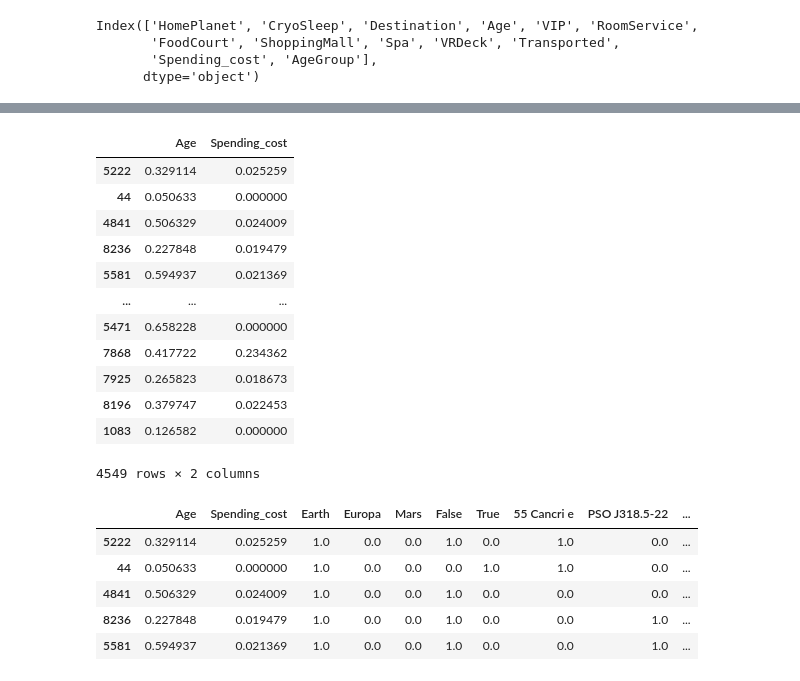
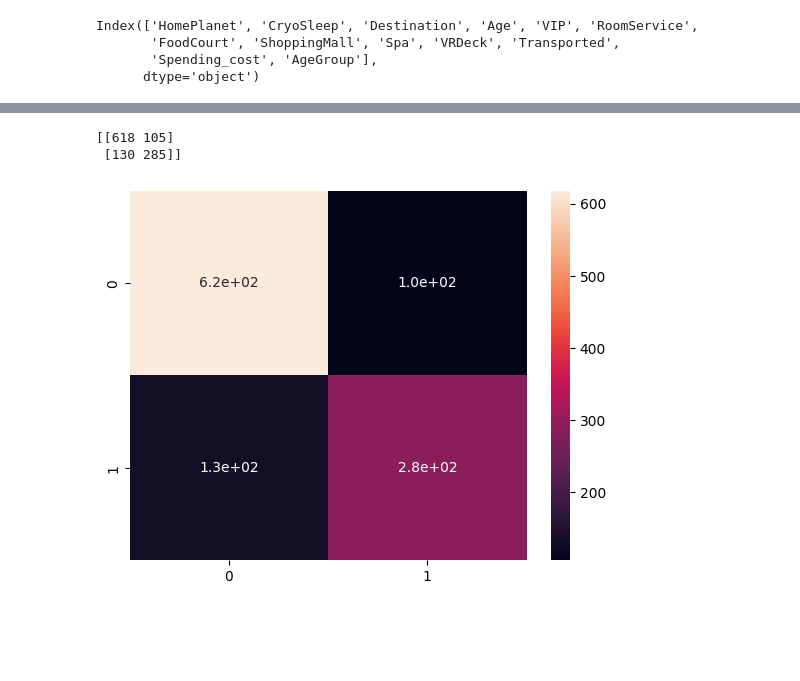
Before and after one commit to mikabenson/Space_ship-project, a Jupyter notebook: space_data.ipynb, the cells around one changed output, grey strips where cells are left out. Cells and saved outputs as stored; diff of their text form; code cells hidden in the pictures; blank space fills up the shorter version.

```diff
--- a/space_data.ipynb
+++ b/space_data.ipynb
@@ -420,28 +378,29 @@ X = data_2.drop(columns = ["Transported"], axis = 1)
 y = data_2["Transported"]
 
 # Preprocessing the data for both categorical and numerical features
-cat_features = ['HomePlanet', 'CryoSleep', 'Destination', 'AgeGroup']
-num_features = ['Age', 'Spending_cost']
+cat_features = ['HomePlanet', 'CryoSleep', 'Destination']
+num_features = ['Age', 'RoomService', 'FoodCourt', 'ShoppingMall', 'Spa', 'VRDeck']
 
 # create a preprocessor for categorical and numerical columns
 preprocessor = ColumnTransformer(transformers = [('num', StandardScaler(), num_features),
                                                  ('cat', OneHotEncoder(), cat_features)])
 
 # create a Logistic regression pipeline
-pipeline = Pipeline([('preprocessor', preprocessor),
+baseline_model = Pipeline([('preprocessor', preprocessor),
                      ('classifier', LogisticRegression())])
 
 # split the data into train and test set
 X_train, X_test, y_train, y_test = train_test_split(X, y, test_size = .2, random_state = 42)
 
 # Train the Logistic Regression model
-pipeline.fit(X_train, y_train)
+baseline_model.fit(X_train, y_train)
 
 # get the predictions on the test set
-y_pred = pipeline.predict(X_test)
+y_pred = baseline_model.predict(X_test)
 
 
 # Lets evaluate the model
 print("Accuracy:", accuracy_score(y_test, y_pred))
 print("Classification Report:\n",classification_report(y_test, y_pred))
+# Approximately 79.35% of the predictions were made by the model are correct.
 # %% [output]
@@ -536,37 +417,14 @@ X_train_ohe
-# %%
-# Normalize the numeric columns for the data to ensure that the features have comparable scales.
-X_train_numeric = X_train.select_dtypes(include = "number")
-
-scaler = MinMaxScaler()
-
-scaler.fit(X_train_numeric)
-
-X_train_scaled = pd.DataFrame(scaler.transform(X_train_numeric),
-                              index = X_train_numeric.index,
-                              columns = X_train_numeric.columns)
-X_train_scaled
-# %% [output]
-|  | Age | Spending_cost |
-| 5222 | 0.329114 | 0.025259 |
-| 44 | 0.050633 | 0.000000 |
-| 4841 | 0.506329 | 0.024009 |
-| 8236 | 0.227848 | 0.019479 |
-| 5581 | 0.594937 | 0.021369 |
-| ... | ... | ... |
-| 5471 | 0.658228 | 0.000000 |
-| 7868 | 0.417722 | 0.234362 |
-| 7925 | 0.265823 | 0.018673 |
-| 8196 | 0.379747 | 0.022453 |
-| 1083 | 0.126582 | 0.000000 |
-4549 rows × 2 columns
-# %%
-# concatenate the X_train_ohe and X_train_scaled
-X_train_final = pd.concat([X_train_scaled, X_train_ohe], axis = 1)
-X_train_final.head()
-# %% [output]
-|  | Age | Spending_cost | Earth | Europa | Mars | False | True | 55 Cancri e | PSO J318.5-22 | ... |
-| 5222 | 0.329114 | 0.025259 | 1.0 | 0.0 | 0.0 | 1.0 | 0.0 | 1.0 | 0.0 | ... |
-| 44 | 0.050633 | 0.000000 | 1.0 | 0.0 | 0.0 | 0.0 | 1.0 | 1.0 | 0.0 | ... |
-| 4841 | 0.506329 | 0.024009 | 1.0 | 0.0 | 0.0 | 1.0 | 0.0 | 0.0 | 0.0 | ... |
-| 8236 | 0.227848 | 0.019479 | 1.0 | 0.0 | 0.0 | 1.0 | 0.0 | 0.0 | 1.0 | ... |
-| 5581 | 0.594937 | 0.021369 | 1.0 | 0.0 | 0.0 | 1.0 | 0.0 | 0.0 | 1.0 | ... |
+# %%
+# plot the confusion matrix for the y_test
+cfn = confusion_matrix(y_true = y_test, y_pred = y_pred)
+print(cfn)
+sns.heatmap(cfn, annot = True);
+
+# The model correctly predicted  618 False instances
+# The model predicted 105 instances as True but they are actually False
+# The model predicted 130 instances as False but they were actually True
+# The correctly predicted 285 True instances
+# %% [output]
+[[618 105]
+ [130 285]]
+[figure, added]
```
Also changed, not shown: parts of 53 cells of this notebook, 3 other files.
